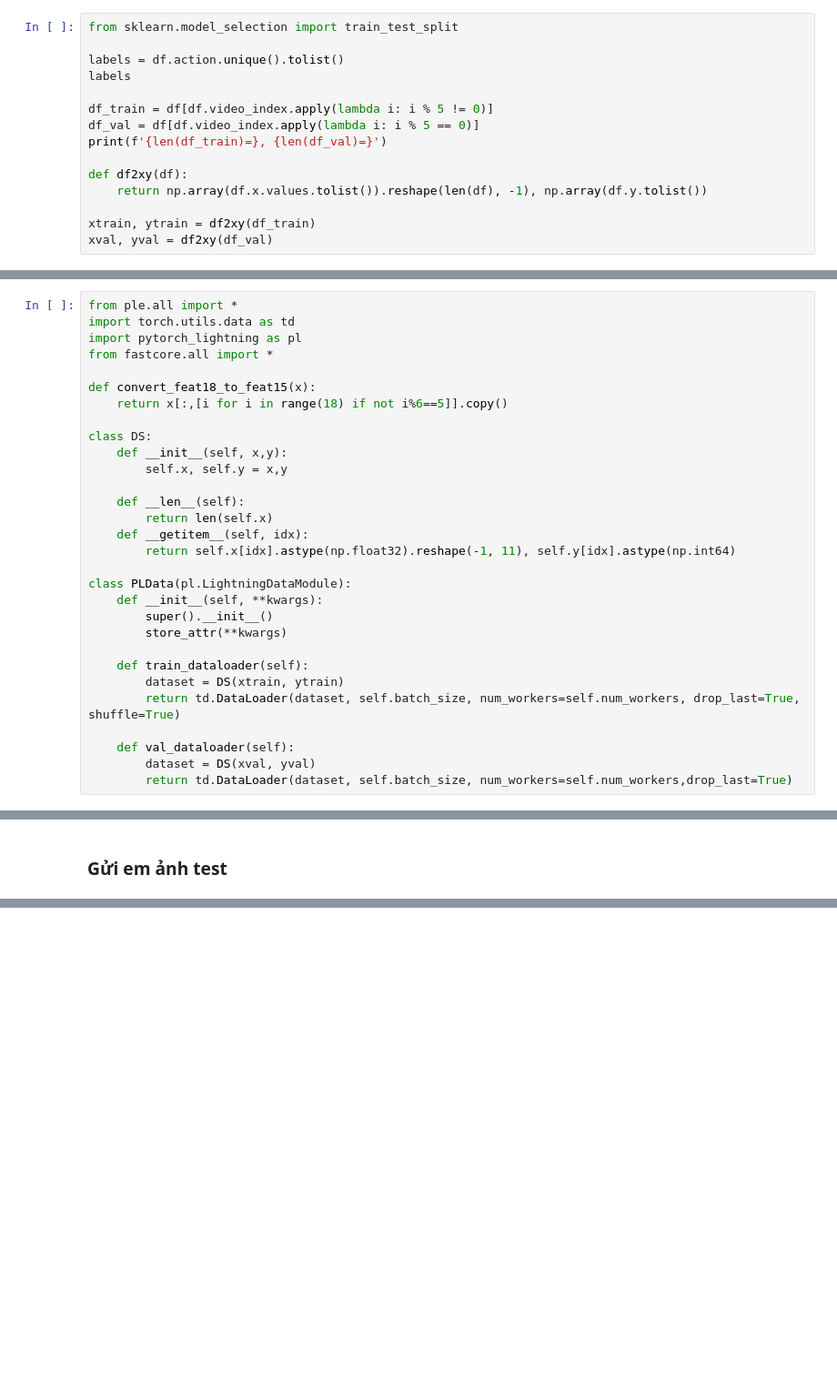
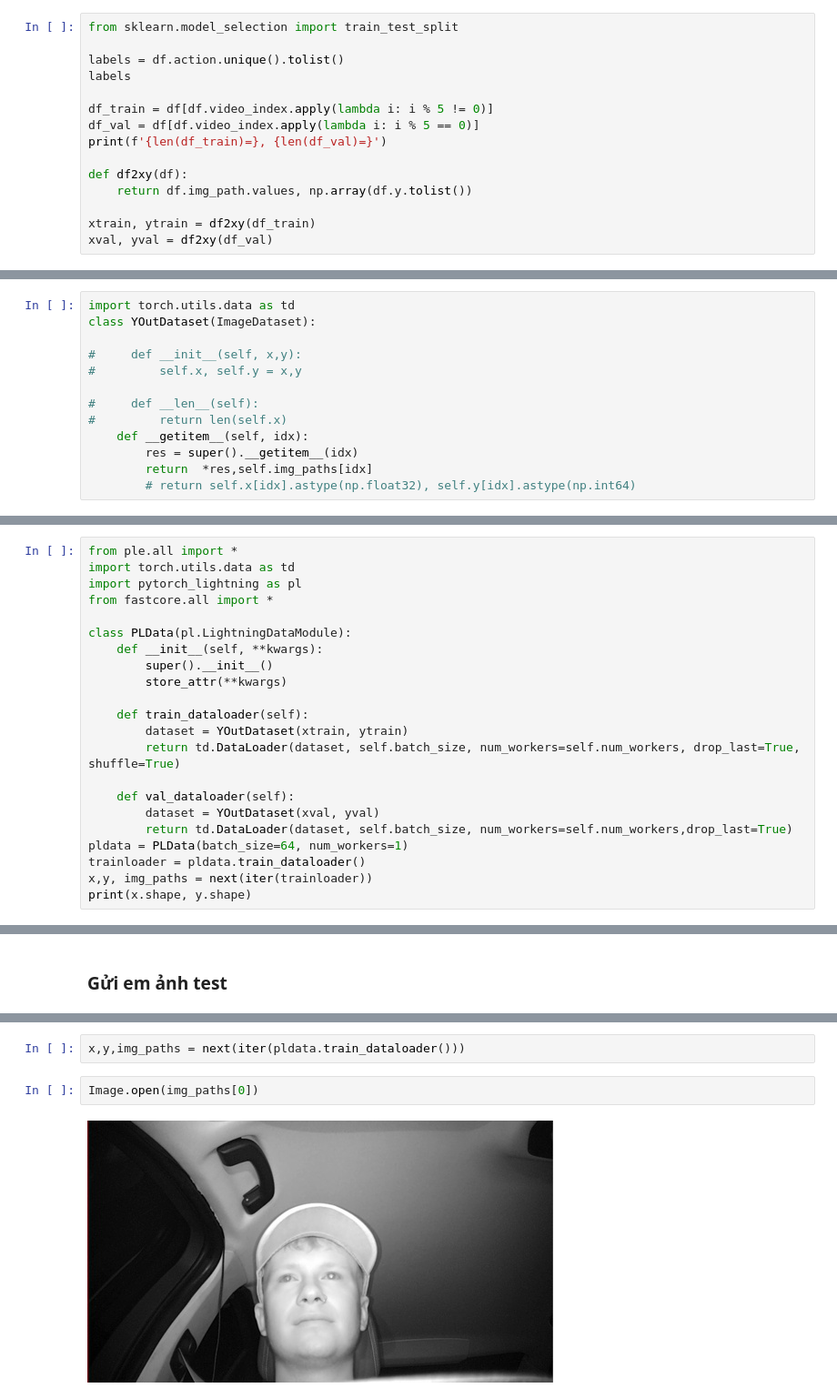
Before and after one commit to anhvth/YOLOX, a Jupyter notebook: decision_tree_eating.ipynb, the cells around one changed output, grey strips where cells are left out. Shown at 91% size. Saved outputs shown, nothing was run; the diff lists cells and outputs as text; blank space fills up the shorter version.

```diff
--- a/decision_tree_eating.ipynb
+++ b/decision_tree_eating.ipynb
@@ -247,7 +298,7 @@ df_val = df[df.video_index.apply(lambda i: i % 5 == 0)]
 print(f'{len(df_train)=}, {len(df_val)=}')
 
 def df2xy(df):
-    return np.array(df.x.values.tolist()).reshape(len(df), -1), np.array(df.y.tolist())
+    return df.img_path.values, np.array(df.y.tolist())
 
 xtrain, ytrain = df2xy(df_train)
 xval, yval = df2xy(df_val)
@@ -381,0 +311,13 @@ class SimpleCLS2D(nn.Module):
+# %%
+import torch.utils.data as td
+class YOutDataset(ImageDataset):
+
+#     def __init__(self, x,y):
+#         self.x, self.y = x,y
+
+#     def __len__(self):
+#         return len(self.x)
+    def __getitem__(self, idx):
+        res = super().__getitem__(idx)
+        return  *res,self.img_paths[idx]
+        # return self.x[idx].astype(np.float32), self.y[idx].astype(np.int64)
@@ -391,18 +372,6 @@ from ple.all import *
 import torch.utils.data as td
 import pytorch_lightning as pl
 from fastcore.all import *
-
-def convert_feat18_to_feat15(x):
-    return x[:,[i for i in range(18) if not i%6==5]].copy()
-
-class DS:
-    def __init__(self, x,y):
-        self.x, self.y = x,y
-
-    def __len__(self):
-        return len(self.x)
-    def __getitem__(self, idx):
-        return self.x[idx].astype(np.float32).reshape(-1, 11), self.y[idx].astype(np.int64)
 
 class PLData(pl.LightningDataModule):
     def __init__(self, **kwargs):
@@ -410,9 +379,13 @@ class PLData(pl.LightningDataModule):
         store_attr(**kwargs)
 
     def train_dataloader(self):
-        dataset = DS(xtrain, ytrain)
+        dataset = YOutDataset(xtrain, ytrain)
         return td.DataLoader(dataset, self.batch_size, num_workers=self.num_workers, drop_last=True, shuffle=True)
 
     def val_dataloader(self):
-        dataset = DS(xval, yval)
+        dataset = YOutDataset(xval, yval)
         return td.DataLoader(dataset, self.batch_size, num_workers=self.num_workers,drop_last=True)
+pldata = PLData(batch_size=64, num_workers=1)
+trainloader = pldata.train_dataloader()
+x,y, img_paths = next(iter(trainloader))
+print(x.shape, y.shape)
@@ -545,0 +498,6 @@ pred_cls=0 score=0.9993389
+# %%
+x,y,img_paths = next(iter(pldata.train_dataloader()))
+# %%
+Image.open(img_paths[0])
+# %% [output]
+[figure, added]
```
Also changed, not shown: parts of 49 cells of this notebook, 2 other files.
